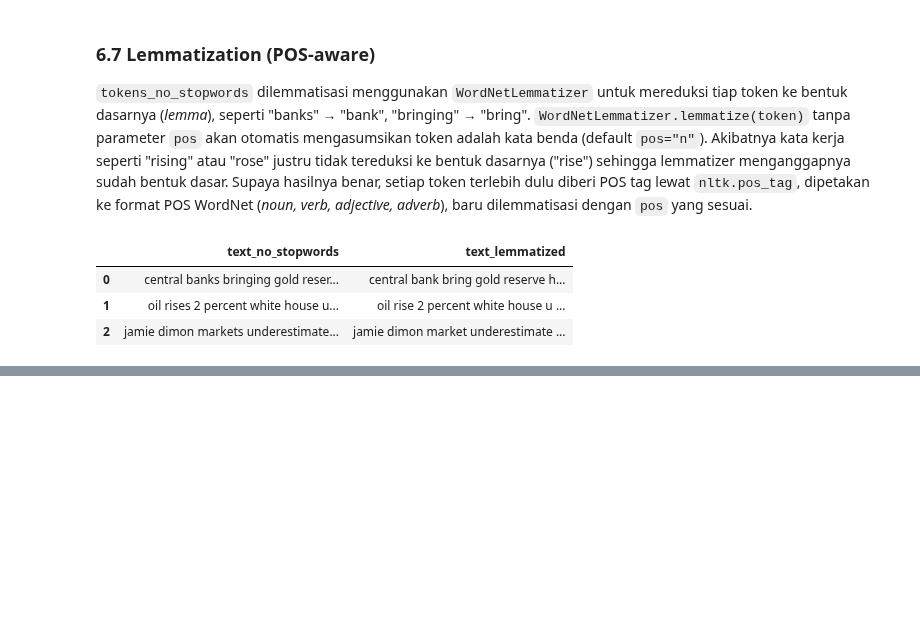
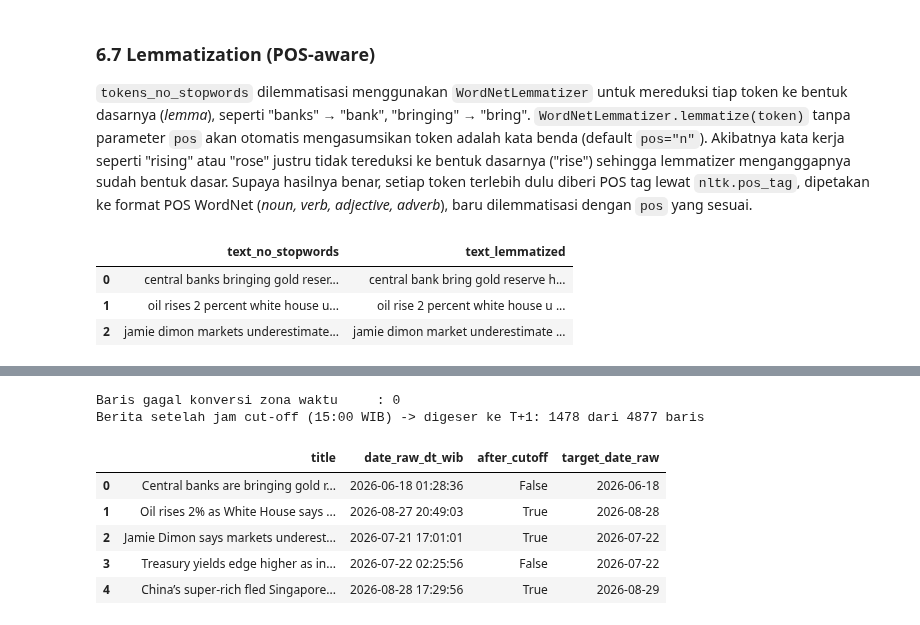
Before and after one commit to farsyaant/nlpproject-grestercinta, a Jupyter notebook: src/preprocessing_pipeline.ipynb, the cells around one changed output, grey strips where cells are left out. Drawn from its saved outputs; the diff is of its cells as text; code cells hidden in the pictures; blank space fills up the shorter version.

Commit message:
feat: penyelarasan untuk penanganan pergeseran zona aktu dan non-trading days

```diff
--- a/src/preprocessing_pipeline.ipynb
+++ b/src/preprocessing_pipeline.ipynb
@@ -673,0 +680,49 @@ news[["text_no_stopwords", "text_lemmatized"]].head(3)
+# %%
+# --- 7.1 Standardisasi zona waktu berdasarkan SOURCE_TZ -> TARGET_TZ ---
+def to_target_tz(dt_series: pd.Series, source_tz: str, target_tz: str) -> pd.Series:
+    """Konversi Series datetime ke target_tz.
+    Jika naive (belum ada offset), asumsikan berada di source_tz lalu localize.
+    Jika sudah tz-aware, langsung convert ke target_tz.
+    """
+    dt_series = pd.to_datetime(dt_series, errors="coerce")
+    is_naive = dt_series.dt.tz is None
+
+    if is_naive:
+        localized = dt_series.dt.tz_localize(
+            source_tz, ambiguous="NaT", nonexistent="NaT"
+        )
+    else:
+        localized = dt_series
+
+    return localized.dt.tz_convert(target_tz).dt.tz_localize(None)
+
+
+news["date_raw_dt_wib"] = to_target_tz(news["date_raw_dt"], SOURCE_TZ, TARGET_TZ)
+news["tanggal"] = news["date_raw_dt_wib"].dt.strftime("%m/%d/%Y")
+news["jam"] = news["date_raw_dt_wib"].dt.strftime("%I:%M %p")
+
+jumlah_gagal_tz = news["date_raw_dt_wib"].isna().sum()
+print(f"Baris gagal konversi zona waktu     : {jumlah_gagal_tz}")
+
+# --- 7.2 Aturan market cut-off (T+1) ---
+news["jam_wib"] = news["date_raw_dt_wib"].dt.hour + news["date_raw_dt_wib"].dt.minute / 60
+news["after_cutoff"] = news["jam_wib"] >= MARKET_CUTOFF_HOUR
+
+news["target_date_raw"] = news["date_raw_dt_wib"].dt.normalize()
+news.loc[news["after_cutoff"], "target_date_raw"] += pd.Timedelta(days=1)
+
+print(
+    f"Berita setelah jam cut-off ({MARKET_CUTOFF_HOUR:.0f}:00 WIB) -> digeser ke T+1: "
+    f"{news['after_cutoff'].sum()} dari {len(news)} baris"
+)
+
+news[["title", "date_raw_dt_wib", "after_cutoff", "target_date_raw"]].head(5)
+# %% [output]
+Baris gagal konversi zona waktu     : 0
+Berita setelah jam cut-off (15:00 WIB) -> digeser ke T+1: 1478 dari 4877 baris
+|  | title | date_raw_dt_wib | after_cutoff | target_date_raw |
+| 0 | Central banks are bringing gold r... | 2026-06-18 01:28:36 | False | 2026-06-18 |
+| 1 | Oil rises 2% as White House says ... | 2026-08-27 20:49:03 | True | 2026-08-28 |
+| 2 | Jamie Dimon says markets underest... | 2026-07-21 17:01:01 | True | 2026-07-22 |
+| 3 | Treasury yields edge higher as in... | 2026-07-22 02:25:56 | False | 2026-07-22 |
+| 4 | China’s super-rich fled Singapore... | 2026-08-28 17:29:56 | True | 2026-08-29 |
```
Also changed, not shown: parts of 5 cells of this notebook, 1 other file.
